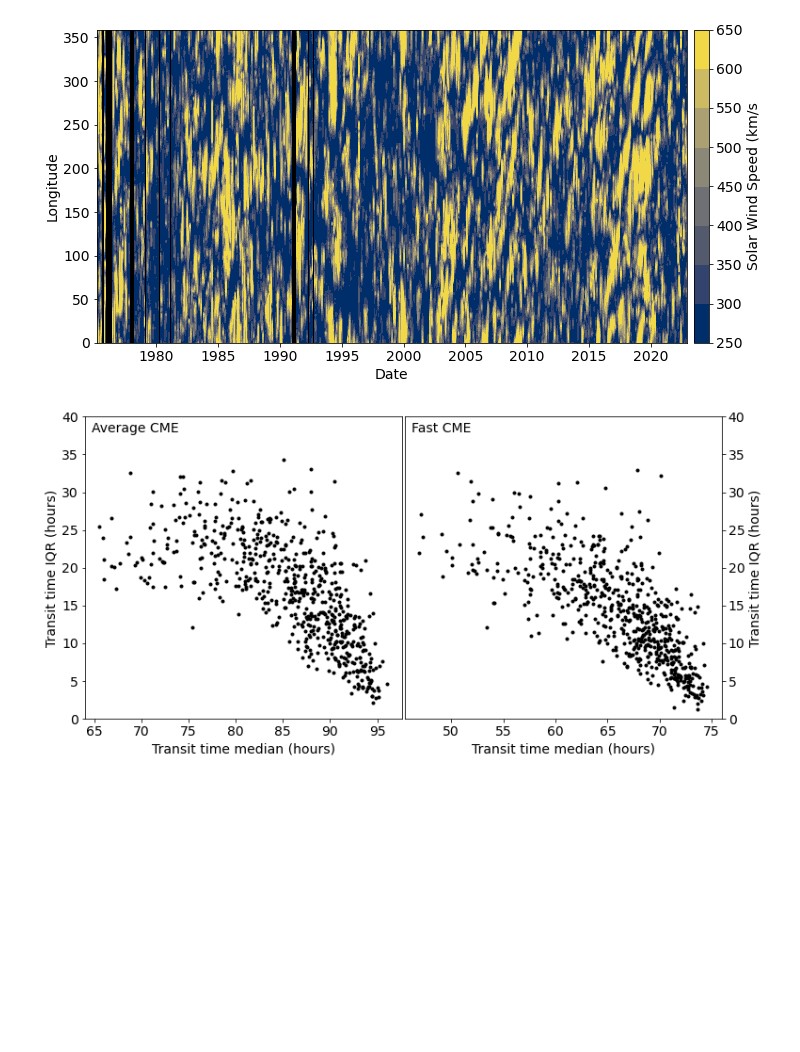
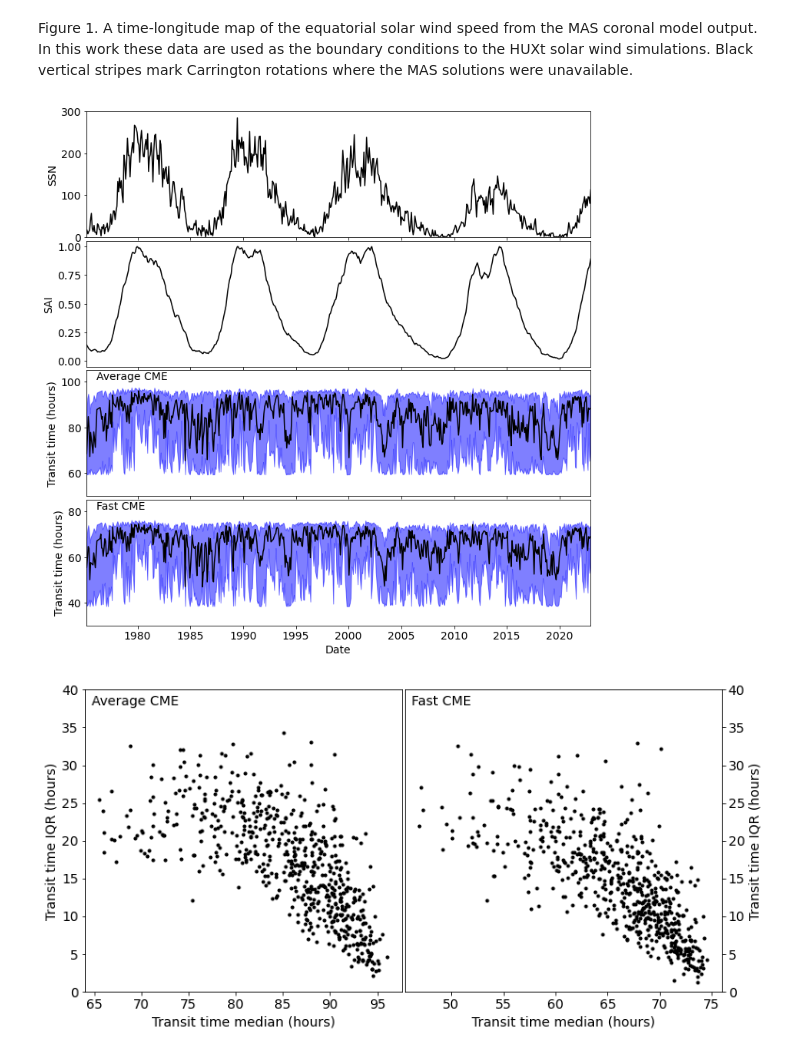
Before and after one commit to LukeBarnard/CME_transit_climatology, a Jupyter notebook: code/transit_time_analysis.ipynb, the cells around one changed output. Drawn from its saved outputs; the diff is of its cells as text; code cells hidden in the pictures; blank space fills up the shorter version.

```diff
--- a/code/transit_time_analysis.ipynb
+++ b/code/transit_time_analysis.ipynb
@@ -161,19 +130,3 @@ lons = np.arange(0,360,1)
-# %%
-fig, ax = plt.subplots(figsize=(10,5), facecolor='white')
-ax.set_facecolor('k')
-levels = np.arange(250, 700, 50)
-cmap = copy.copy(mpl.cm.get_cmap('cividis'))
-cmap.set_bad(color='k', alpha=1)
-
-cnt = ax.contourf(cr_time_pad.datetime, lons, vsw.T, levels=levels, cmap=cmap, vmin=levels[0], vmax=levels[-1])
-ax.set_xlabel('Date')
-ax.set_ylabel('Longitude')
-
-cbar = fig.colorbar(cnt, ax=ax, pad=0.01)
-cbar.ax.set_ylabel('Solar Wind Speed (km/s')
-
-fig.subplots_adjust(left=0.075, bottom=0.11, right=1.05, top=0.98)
-fig.savefig("MAS_Vsw_equator_timeseries.png")
-# %% [output]
-[figure, removed]
+# %% [markdown]
+Figure 1. A time-longitude map of the equatorial solar wind speed from the MAS coronal model output. In this work these data are used as the boundary conditions to the HUXt solar wind simulations. Black vertical stripes mark Carrington rotations where the MAS solutions were unavailable.
 # %%
@@ -225,30 +202,47 @@ cme_fst['ssn'] = np.interp(cme_fst['jd'], ssn['jd'], ssn['ssn'])
 # %%
-fig, ax = plt.subplots(4,1, figsize=(10,10), facecolor='white')
+def solar_activity_and_transients_time_series():
+    """
+    Time series plot showing the evolution of SSN, SAI, and medians of transit time over each Carrington rotation of the study.
+    Returns:
 
-ax[0].plot(ssn['datetime'], ssn['ssn'], 'k-')
-ax[1].plot(ssn['datetime'], ssn['sai'], 'k-')
+    """
+    ssn = load_ssn_sai()
+    cme_avg, cme_fst = load_reduced_transit_data()
 
-for a, cme, label in zip(ax[2:], [cme_avg, cme_fst], ['Average CME', 'Fast CME']):
-    y1 = cme['avg'] - cme['iqr']/2
-    y2 = cme['avg'] + cme['iqr']/2
-    a.plot(cme_avg['datetime'], cme['avg'], 'k-', zorder=2)
-    a.fill_between(cme_avg['datetime'], y1, y2, color='b', alpha=0.5, zorder=1)
-    a.text(0.02, 0.925, label, transform=a.transAxes, fontsize=14)
+    fig, ax = plt.subplots(4,1, figsize=(10,10), facecolor='white')
 
-for a in ax:
-    a.set_xlim(cme_avg['datetime'].min(), cme_avg['datetime'].max())
+    ax[0].plot(ssn['datetime'], ssn['ssn'], 'k-')
+    ax[1].plot(ssn['datetime'], ssn['sai'], 'k-')
 
-for a in ax[:-1]:
-    a.set_xticklabels([])
+    for a, cme, label in zip(ax[2:], [cme_avg, cme_fst], ['Average CME', 'Fast CME']):
+        a.plot(cme_avg['datetime'], cme['avg'], 'k-', zorder=2)
+        a.fill_between(cme_avg['datetime'], cme['q1'], cme['q9'], color='b', alpha=0.5, zorder=1)
+        a.text(0.02, 0.925, label, transform=a.transAxes, fontsize=14)
 
-ax[0].set_ylim(0,300)
+    for a in ax:
+        a.set_xlim(cme_avg['datetime'].min(), cme_avg['datetime'].max())
 
-ax[-1].set_xlabel('Date', fontsize=14)
-ax[0].set_ylabel('SSN', fontsize=14)
-ax[1].set_ylabel('SAI', fontsize=14)
-ax[2].set_ylabel('Transit time (hours)', fontsize=14)
-ax[3].set_ylabel('Transit time (hours)', fontsize=14)
+    for a in ax[:-1]:
+        a.set_xticklabels([])
 
-fig.subplots_adjust(left=0.08, bottom=0.06, right=0.99, top=0.99, hspace=0.025)
-fig.savefig('ssn_sai_cme_timeseries.png')
+    ax[0].set_ylim(0,300)
+    ax[2].set_ylim(50,105)
+    ax[3].set_ylim(30,85)
+
+    ax[-1].set_xlabel('Date', fontsize=14)
+    ax[0].set_ylabel('SSN', fontsize=14)
+    ax[1].set_ylabel('SAI', fontsize=14)
+    ax[2].set_ylabel('Transit time (hours)', fontsize=14)
+    ax[3].set_ylabel('Transit time (hours)', fontsize=14)
+
+    fig.subplots_adjust(left=0.08, bottom=0.06, right=0.99, top=0.99, hspace=0.03)
+    fig_name = "C:/Users/yq904481/research/repos/CME_transit_climatology/figures/ssn_sai_cme_timeseries.pdf"
+    fig.savefig(fig_name)
+    fig_name = "C:/Users/yq904481/research/repos/CME_transit_climatology/figures/ssn_sai_cme_timeseries.png"
+    fig.savefig(fig_name)
+    return
+
+solar_activity_and_transients_time_series()
+# %% [output]
+[figure, added]
 # %%
```
Also changed, not shown: parts of 11 cells of this notebook.
